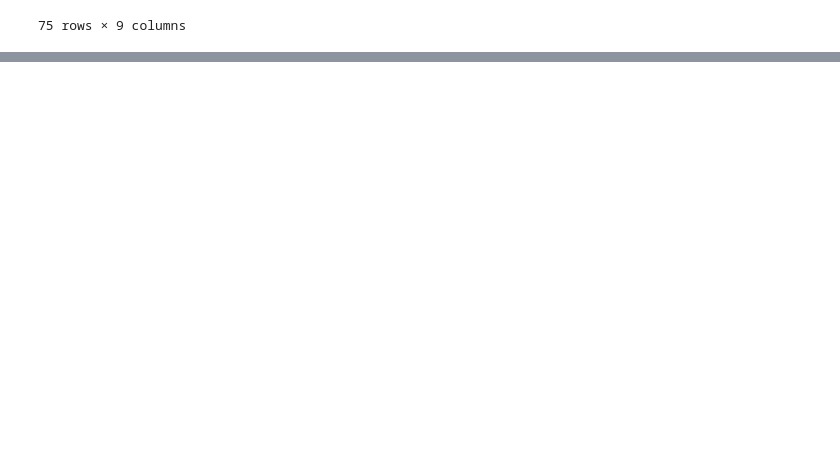
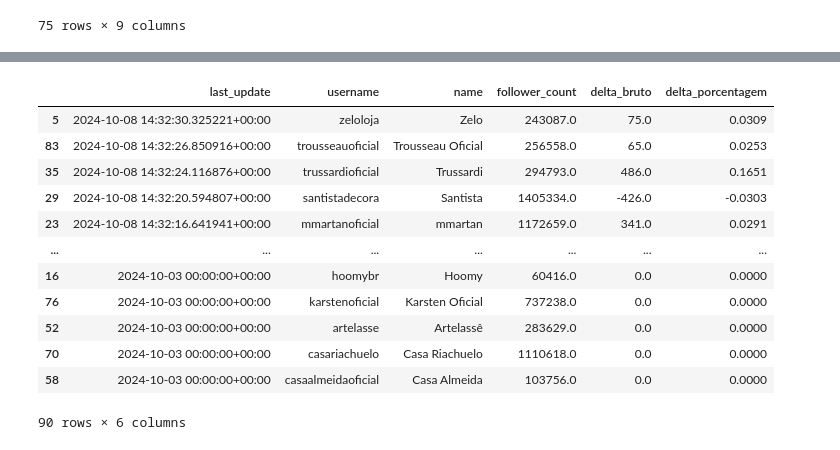
Before and after one commit to AmmoJailton/kpi-indicadores2, a Jupyter notebook: notebooks/discovery_instagram_api.ipynb, the cells around one changed output, grey strips where cells are left out. Saved outputs shown, nothing was run; the diff lists cells and outputs as text; code cells hidden in the pictures; blank space fills up the shorter version.

```diff
--- a/notebooks/discovery_instagram_api.ipynb
+++ b/notebooks/discovery_instagram_api.ipynb
@@ -1474,0 +1459,19 @@ new_df.sort_values(by=['username','last_update'], ascending=False)
+# %%
+
+current_dataset['delta_porcentagem'] = round(current_dataset['delta_porcentagem'], 4)
+
+current_dataset[columns]
+# %% [output]
+|  | last_update | username | name | follower_count | delta_bruto | delta_porcentagem |
+| 5 | 2024-10-08 14:32:30.325221+00:00 | zeloloja | Zelo | 243087.0 | 75.0 | 0.0309 |
+| 83 | 2024-10-08 14:32:26.850916+00:00 | trousseauoficial | Trousseau Oficial | 256558.0 | 65.0 | 0.0253 |
+| 35 | 2024-10-08 14:32:24.116876+00:00 | trussardioficial | Trussardi | 294793.0 | 486.0 | 0.1651 |
+| 29 | 2024-10-08 14:32:20.594807+00:00 | santistadecora | Santista | 1405334.0 | -426.0 | -0.0303 |
+| 23 | 2024-10-08 14:32:16.641941+00:00 | mmartanoficial | mmartan | 1172659.0 | 341.0 | 0.0291 |
+| ... | ... | ... | ... | ... | ... | ... |
+| 16 | 2024-10-03 00:00:00+00:00 | hoomybr | Hoomy | 60416.0 | 0.0 | 0.0000 |
+| 76 | 2024-10-03 00:00:00+00:00 | karstenoficial | Karsten Oficial | 737238.0 | 0.0 | 0.0000 |
+| 52 | 2024-10-03 00:00:00+00:00 | artelasse | Artelassê | 283629.0 | 0.0 | 0.0000 |
+| 70 | 2024-10-03 00:00:00+00:00 | casariachuelo | Casa Riachuelo | 1110618.0 | 0.0 | 0.0000 |
+| 58 | 2024-10-03 00:00:00+00:00 | casaalmeidaoficial | Casa Almeida | 103756.0 | 0.0 | 0.0000 |
+90 rows × 6 columns
```
Also changed, not shown: parts of 2 cells of this notebook, 1 other file.
